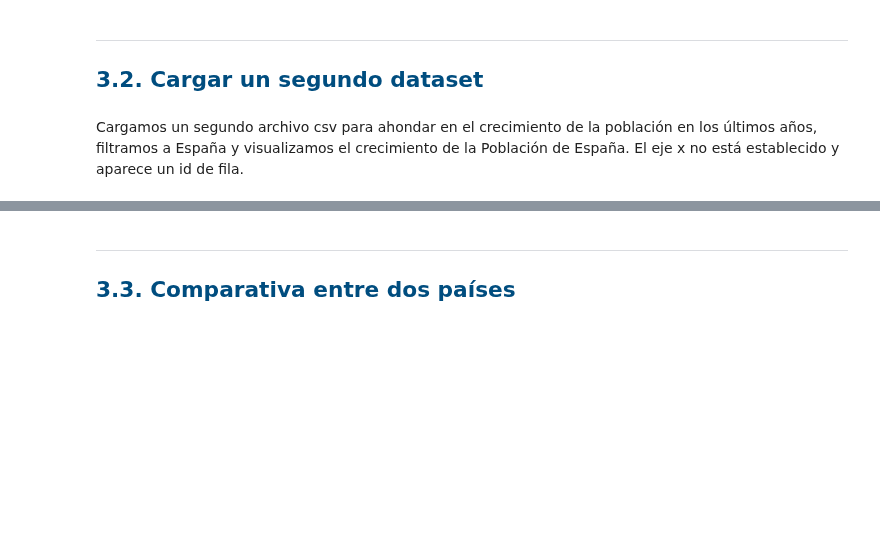
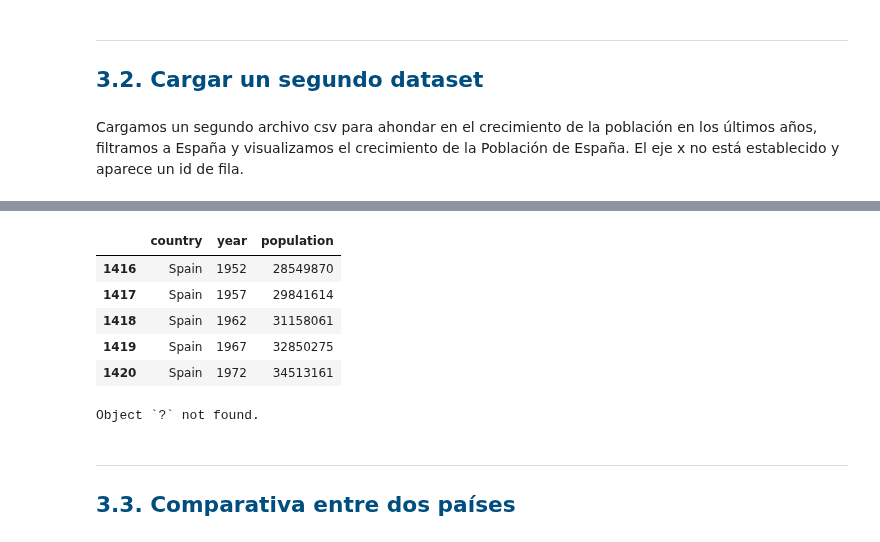
Before and after one commit to oscardbocanegra/udemy, a Jupyter notebook: machine_learning/jupyter_CursoPython/4-section/3.1. Analisis Exploratorio de Datos.ipynb, the cells around one changed output, grey strips where cells are left out. Saved outputs shown, nothing was run; the diff lists cells and outputs as text; code cells hidden in the pictures; blank space fills up the shorter version.

```diff
--- a/machine_learning/jupyter_CursoPython/4-section/3.1. Analisis Exploratorio de Datos.ipynb
+++ b/machine_learning/jupyter_CursoPython/4-section/3.1. Analisis Exploratorio de Datos.ipynb
@@ -221,0 +198,3 @@ Cargamos un segundo archivo csv para ahondar en el crecimiento de la población
+# %%
+df_pop = pd.read_csv('./data/countries2.csv', sep=",")
+df_pop
@@ -222,3 +215,17 @@ Cargamos un segundo archivo csv para ahondar en el crecimiento de la población
+# %%
+df_pop_es = df_pop[df_pop['country'] == 'Spain']
+df_pop_es.head()
+# %% [output]
+|  | country | year | population |
+| 1416 | Spain | 1952 | 28549870 |
+| 1417 | Spain | 1957 | 29841614 |
+| 1418 | Spain | 1962 | 31158061 |
+| 1419 | Spain | 1967 | 32850275 |
+| 1420 | Spain | 1972 | 34513161 |
+# %%
+df_pop_es.drop(['country'], axis=1)['population'].plot(kind='bar')
+# %% [output]
+Object `?` not found.
 # %% [markdown]
 ---
 <a id="section33"></a>
```
Also changed, not shown: parts of 21 cells of this notebook.
